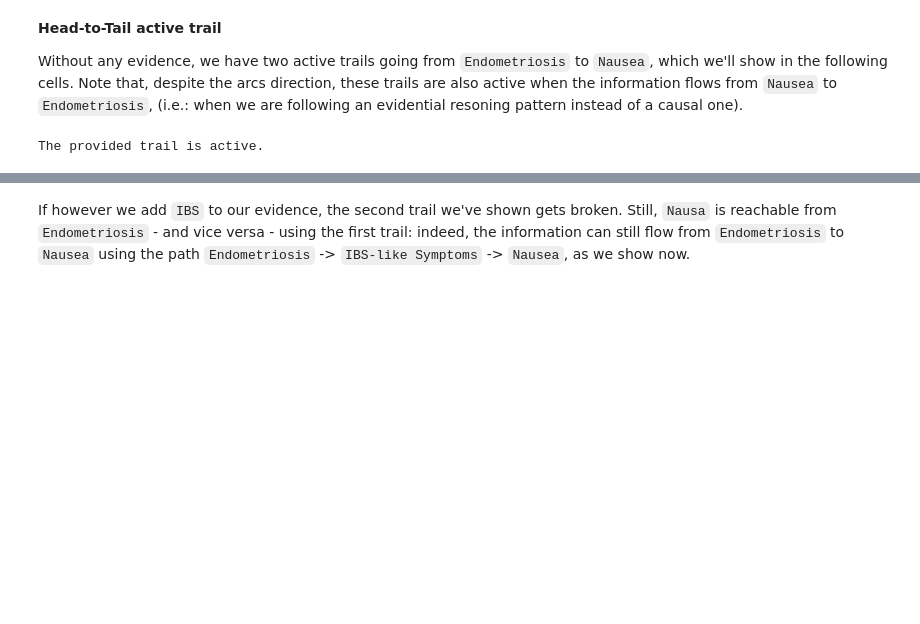
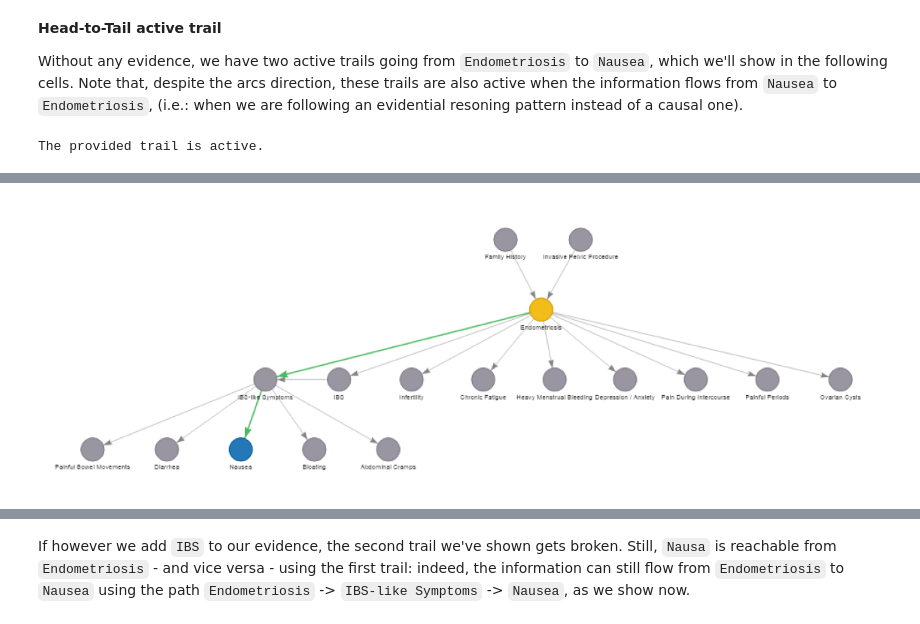
Before and after one commit to mwritescode/EndoBayes, a Jupyter notebook: src/EndoBayes.ipynb, the cells around one changed output, grey strips where cells are left out. Cells and saved outputs as stored; diff of their text form; code cells hidden in the pictures; blank space fills up the shorter version.

```diff
--- a/src/EndoBayes.ipynb
+++ b/src/EndoBayes.ipynb
@@ -595,7 +554,7 @@ ACTIVE_TRAILS_PATH = '../figures/active_trails/'
 def is_active_trail(model, start, end, observed):
     return end in model.active_trail_nodes(start, observed, include_latents=True)[start]
 
-def show_active_trail(network, trail=[], evidence=[]):
+def show_active_trail(network, filename, trail=[], evidence=[]):
     net = Network(directed=True, notebook=True, layout=True, width=960)
     nodes = network.nodes()
     edges = network.edges()
@@ -625,7 +584,7 @@ def show_active_trail(network, trail=[], evidence=[]):
         else:
             trail_edges.append((trail[i], trail[i-1]))
 
-    edge_color = '#4abb5f' if is_active else '	#da472d'
+    edge_color = '#4abb5f' if is_active else '#da472d'
 
     for edge in edges:
         if edge in trail_edges:
@@ -633,36 +592,17 @@ def show_active_trail(network, trail=[], evidence=[]):
         else:
             net.add_edge(edge[0], edge[1])
 
-    net.set_options("""
-    var options = {
-      "edges": {
-        "color": {
-          "inherit": false
-        },
-        "smooth": false
-      },
-      "layout": {
-        "hierarchical": {
-          "enabled": true
-        }
-      },
-      "physics": {
-        "hierarchicalRepulsion": {
-          "centralGravity": 0,
-          "nodeDistance": 160
-        },
-        "minVelocity": 0.75,
-        "solver": "hierarchicalRepulsion"
-      }
-    }
-    """)
-    return net
+    net.set_options(PYVIS_NETWORK_OPTIONS)
+    fig = display_png_image(net, ACTIVE_TRAILS_PATH + filename)
+    return fig
 # %% [markdown]
 **Head-to-Tail active trail**
 
 Without any evidence, we have two active trails going from `Endometriosis` to `Nausea`, which we'll show in the following cells. Note that, despite the arcs direction, these trails are also active when the information flows from `Nausea` to `Endometriosis`, (i.e.: when we are following an evidential resoning pattern instead of a causal one).
 # %%
-figure = show_active_trail(endobayes, trail=['Endometriosis', 'IBS-like Symptoms', 'Nausea'])
-figure.show(ACTIVE_TRAILS_PATH + 'endo_nausea_active1.html')
+figure = show_active_trail(endobayes,
+                           filename='endo_nausea_active1.html',
+                           trail=['Endometriosis', 'IBS-like Symptoms', 'Nausea'])
+plt.show()
 # %% [output]
 The provided trail is active.
@@ -670 +609,2 @@ The provided trail is active.
+[figure, added]
 # %%
```
Also changed, not shown: parts of 26 cells of this notebook.
